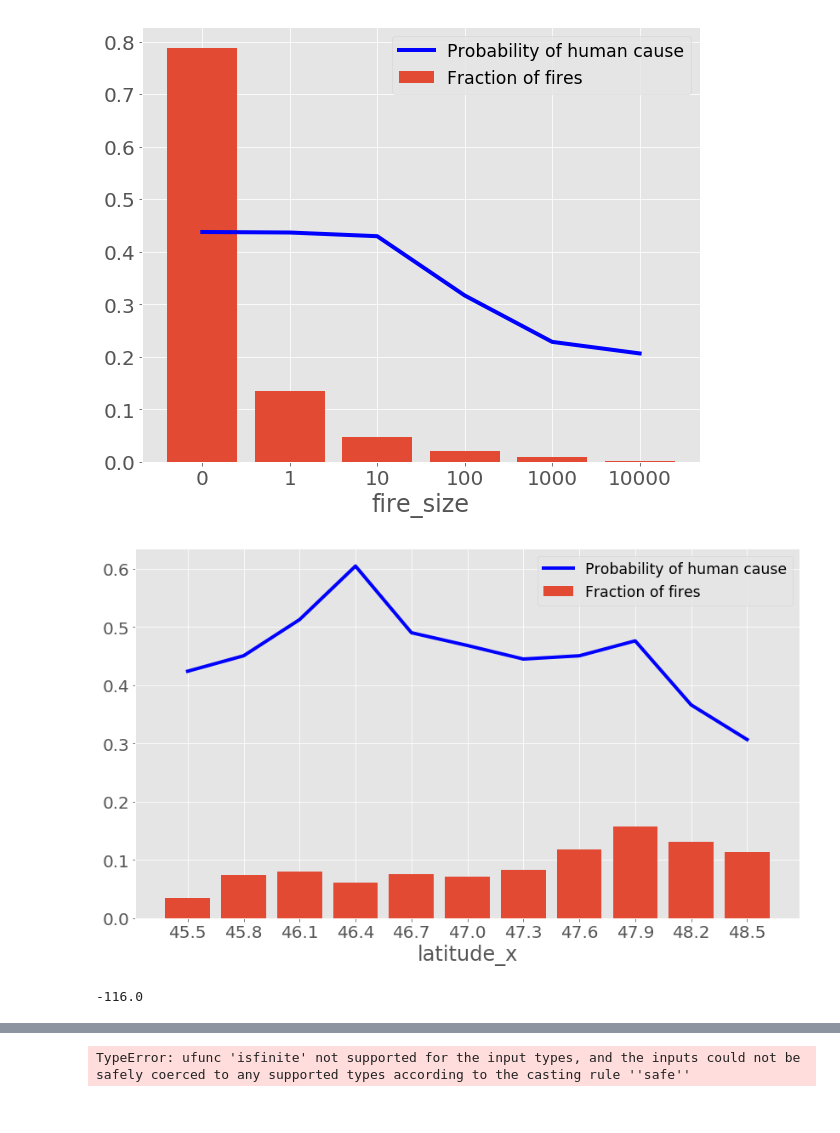
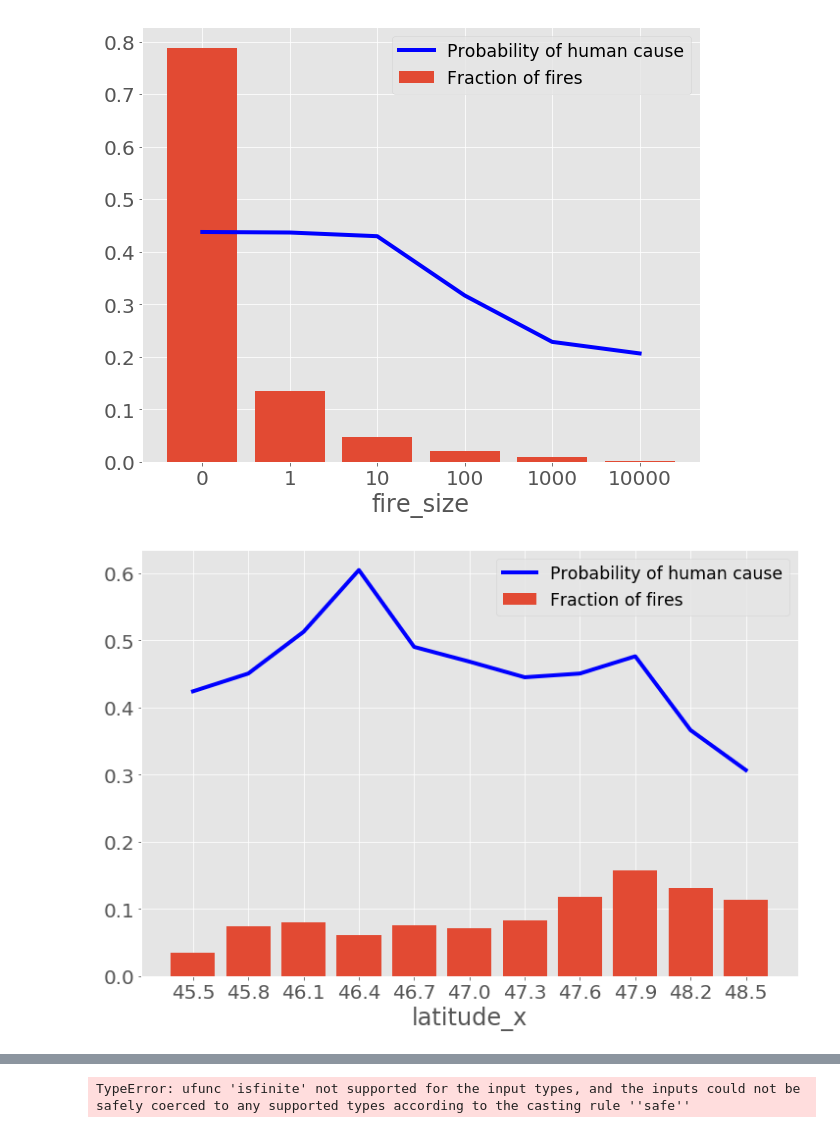
Before and after one commit to magstewart/wildfire-project, a Jupyter notebook: Wildfires_EDA.ipynb, the cells around one changed output, grey strips where cells are left out. Drawn from its saved outputs; the diff is of its cells as text; code cells hidden in the pictures.

```diff
--- a/Wildfires_EDA.ipynb
+++ b/Wildfires_EDA.ipynb
@@ -122,14 +137,10 @@ _ = plot.univariate_binned_plot(fire_size_bins,'fire_size', ax, df)
 # %% [output]
 [figure]
 # %%
-fig, ax = plt.subplots(figsize=(14,8))
+fig, ax = plt.subplots(figsize=(12,8))
 
 lat_bins = np.arange(45.5,49, 0.3)
 _ = plot.univariate_binned_plot(lat_bins,'latitude_x', ax, df)
 # %% [output]
-[figure, old version]
+[figure, new version]
-# %%
-df['longitude_x'].max()
-# %% [output]
--116.0
 # %%
```
Also changed, not shown: parts of 29 cells of this notebook.
